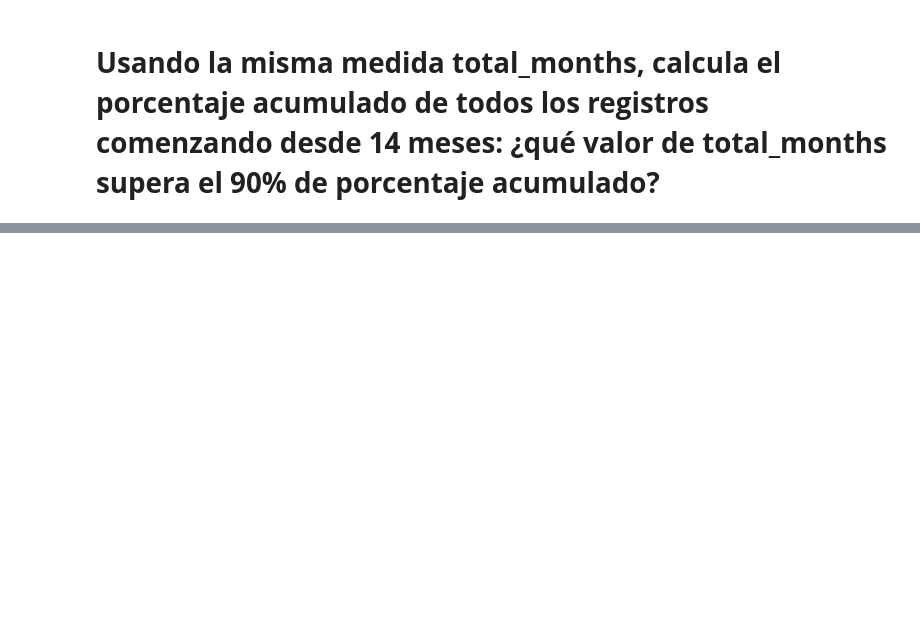
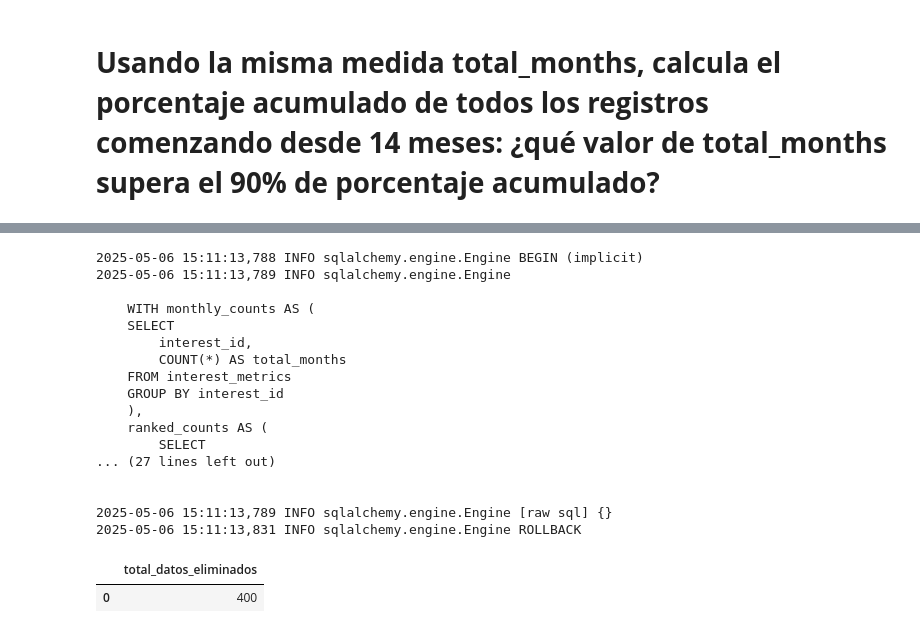
Before and after one commit to LLAES07/SQL_DESAFIO, a Jupyter notebook: Caso_8/Caso_8.ipynb, the cells around one changed output, grey strips where cells are left out. Cells and saved outputs as stored; diff of their text form; code cells hidden in the pictures; blank space fills up the shorter version.

```diff
--- a/Caso_8/Caso_8.ipynb
+++ b/Caso_8/Caso_8.ipynb
@@ -868,0 +865,70 @@ Si elimináramos todos los interest_id cuyo valor de total_months es menor al en
+# %%
+query = '''
+
+    -- Cantidad de interest ids por cada mes
+
+    WITH monthly_counts AS (
+    SELECT
+        interest_id,
+        COUNT(*) AS total_months
+    FROM interest_metrics
+    GROUP BY interest_id
+    ),
+
+    - Acumulativos
+    ranked_counts AS (
+        SELECT
+            total_months,
+            COUNT(*) AS count_of_interests,
+            SUM(COUNT(*)) OVER (ORDER BY total_months DESC ROWS BETWEEN UNBOUNDED PRECEDING AND CURRENT ROW) AS cumulative_count,
+            (SUM(COUNT(*)) OVER (ORDER BY total_months DESC ROWS BETWEEN UNBOUNDED PRECEDING AND CURRENT ROW)) *100.0/
+            (SELECT COUNT(DISTINCT interest_id) FROM interest_metrics) AS cumulative_percentage
+        FROM monthly_counts
+        GROUP BY total_months
+    ),
+
+    -- Datos con cumulative_percentage mayores al 90 %
+
+    total_months_eliminated  AS (
+    SELECT
+        total_months
+    FROM ranked_counts
+    WHERE
+        cumulative_percentage >= 90 )
+
+
+    -- Respuesta final cuenta donde los iterest_id se filtran segun si la cuenta de meses es menor
+
+    SELECT
+        COUNT(*) AS total_datos_eliminados
+    FROM interest_metrics
+    WHERE interest_id IN (
+        SELECT mc.interest_id
+        FROM monthly_counts mc
+        CROSS JOIN total_months_eliminated tv
+        WHERE mc.total_months < tv.total_months)
+
+
+
+'''
+pd.read_sql_query(query, con=engine)
+# %% [output]
+2025-05-06 15:11:13,788 INFO sqlalchemy.engine.Engine BEGIN (implicit)
+2025-05-06 15:11:13,789 INFO sqlalchemy.engine.Engine
+
+    WITH monthly_counts AS (
+    SELECT
+        interest_id,
+        COUNT(*) AS total_months
+    FROM interest_metrics
+    GROUP BY interest_id
+    ),
+    ranked_counts AS (
+        SELECT
+... (27 lines left out)
+
+
+2025-05-06 15:11:13,789 INFO sqlalchemy.engine.Engine [raw sql] {}
+2025-05-06 15:11:13,831 INFO sqlalchemy.engine.Engine ROLLBACK
+|  | total_datos_eliminados |
+| 0 | 400 |
```
Also changed, not shown: parts of 2 cells of this notebook.
